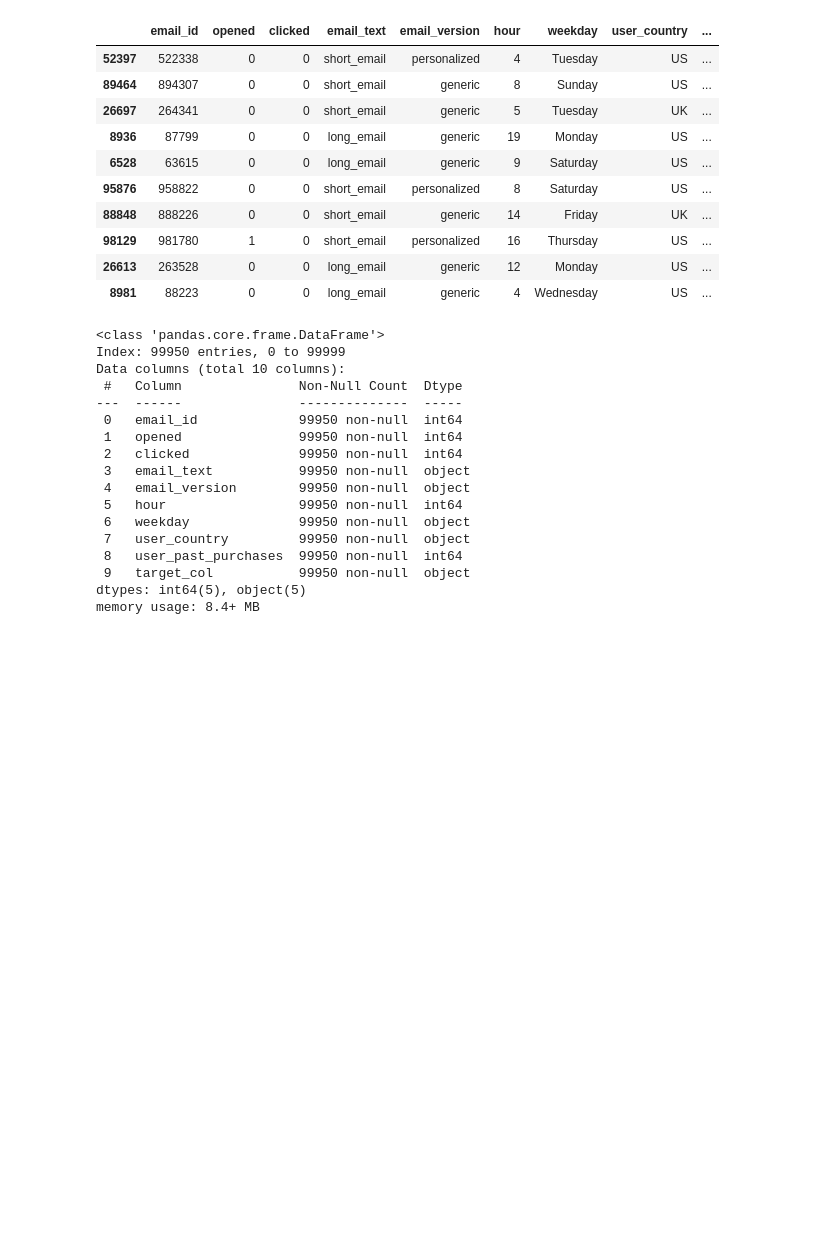
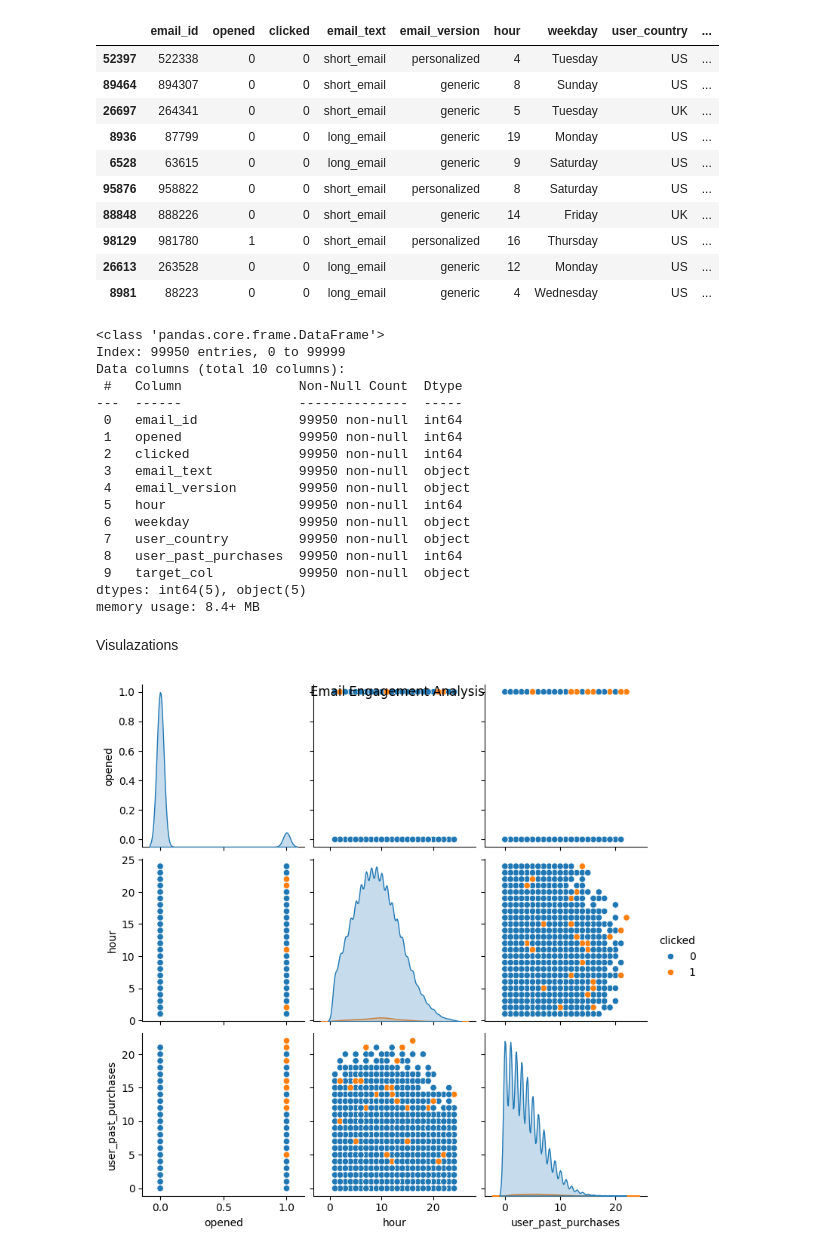
Before and after one commit to anushka3690/Email_marketing, a Jupyter notebook: notebook.ipynb, the cells around one changed output. Drawn from its saved outputs; the diff is of its cells as text; code cells hidden in the pictures; blank space fills up the shorter version.

Commit message:
Visualizations

```diff
--- a/notebook.ipynb
+++ b/notebook.ipynb
@@ -179,3 +179,12 @@ Data columns (total 10 columns):
  9   target_col           99950 non-null  object
 dtypes: int64(5), object(5)
 memory usage: 8.4+ MB
+# %% [markdown]
+Visulazations
+# %%
+num_col = [ 'opened', 'clicked', 'hour' , 'user_past_purchases']
+sns.pairplot(df[num_col], hue = 'clicked', diag_kind = 'kde')
+plt.suptitle('Email Engagement Analysis')
+plt.show()
+# %% [output]
+[figure, added]
```
Also changed, not shown: parts of 6 cells of this notebook.
